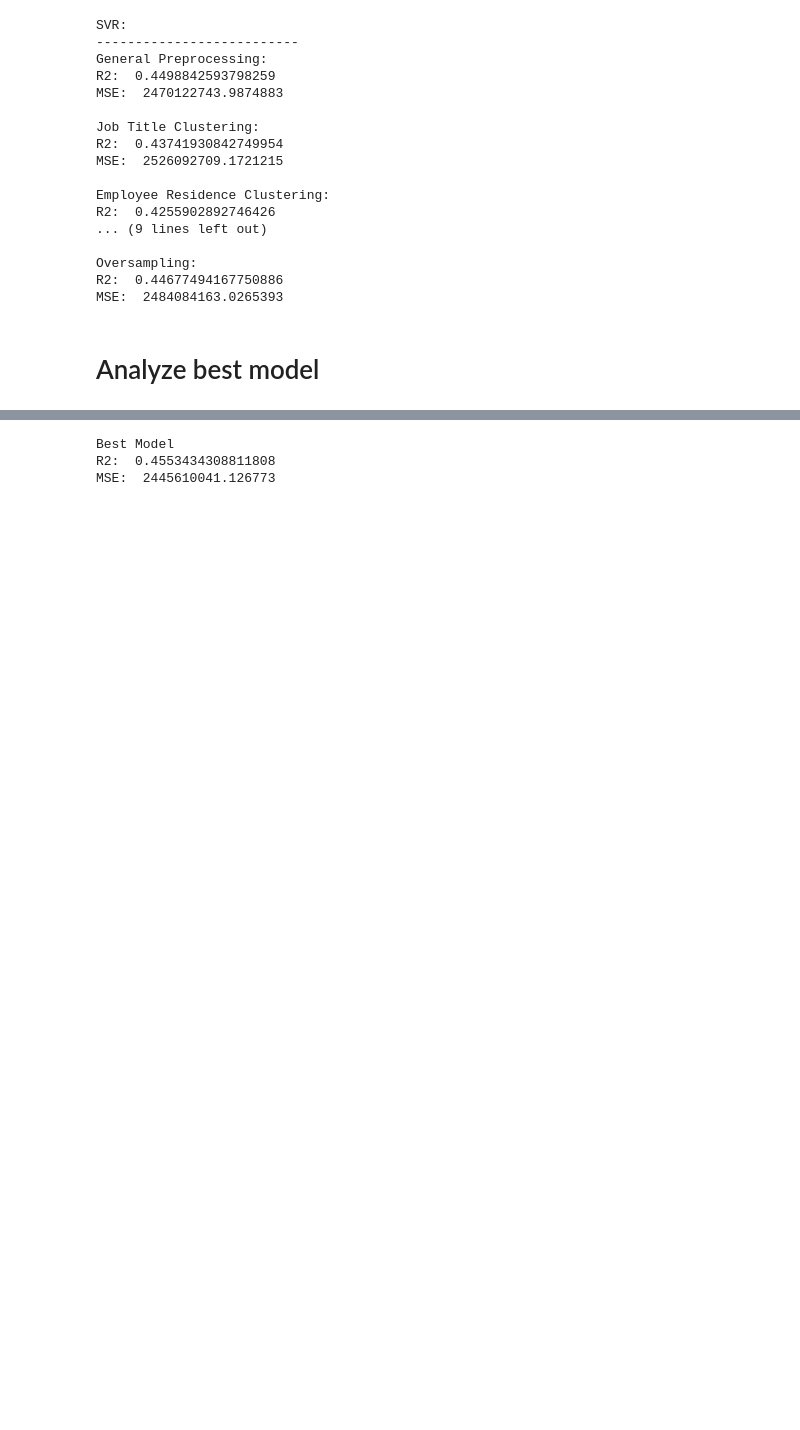
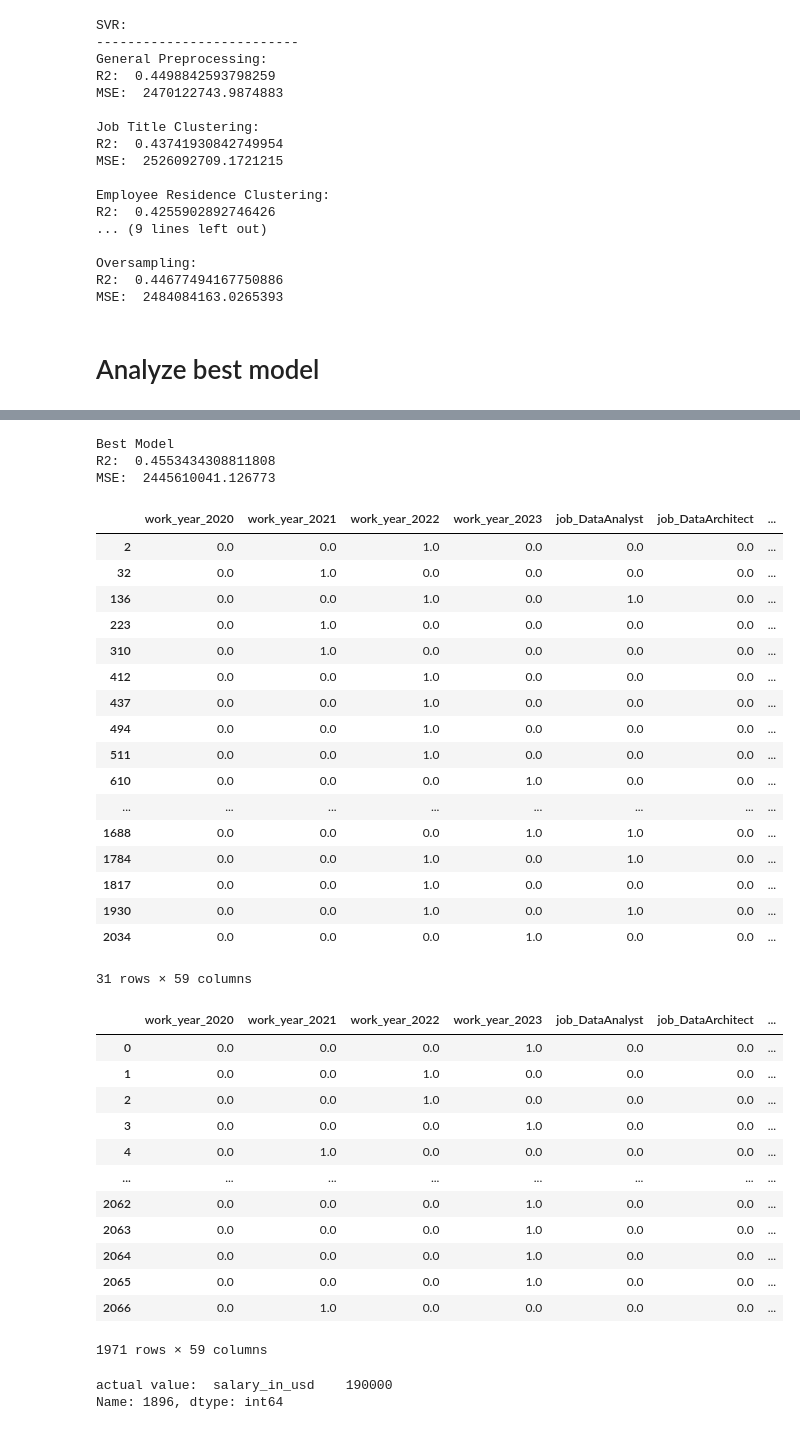
Before and after one commit to ueaul/data-mining-projekt, a Jupyter notebook: Notebooks/AllModels_strat.ipynb, the cells around one changed output, grey strips where cells are left out. Drawn from its saved outputs; the diff is of its cells as text; code cells hidden in the pictures; blank space fills up the shorter version.

```diff
--- a/Notebooks/AllModels_strat.ipynb
+++ b/Notebooks/AllModels_strat.ipynb
@@ -720,6 +741,7 @@ plt.show()
 # %%
 from lime import lime_tabular
 import matplotlib.pyplot as plt
+import random
 
 plt.rcParams["figure.facecolor"] = "white"
 
@@ -731,34 +753,72 @@ estimator = MLPRegressor(hidden_layer_sizes = (10,10,10,10,10,10,10,10,10,10), s
 steps = [('estimator', estimator)]
 
 pipeline = Pipeline(steps)
 
 pipeline.fit(df, df_target_train)
 predictions = pipeline.predict(df_preprocessed_CP_test)
 
 r2_score_holdout = r2_score(df_target_test, predictions)
 mse_score_holdout = mean_squared_error(df_target_test, predictions)
 
 print("Best Model")
 print("R2: ",  r2_score_holdout)
 print("MSE: ", mse_score_holdout)
 print("")
 
 explainer = lime_tabular.LimeTabularExplainer(
     df.values,
     mode="regression",
     categorical_features=range(0,57),
     feature_names=df.columns,
     discretize_continuous=True
 )
-
+combined_df = pd.concat([df, df_target_train], axis=1)
+display(combined_df[combined_df["residence_SA"] == 1])
+display(combined_df[combined_df["residence_AS"] == 0])
+random_number = random.randint(0, len(df))
+sample = df.values[random_number]
+print("actual value: ", df_target_train.loc[random_number])
 exp = explainer.explain_instance(
-    df.values[50],
+    sample,
     pipeline["estimator"].predict,
     num_features=58
 )
-exp.show_in_notebook(show_table=True, show_all=False)
+exp.show_in_notebook(show_table=True, show_all=True)
 # %% [output]
 Best Model
 R2:  0.4553434308811808
 MSE:  2445610041.126773
+|  | work_year_2020 | work_year_2021 | work_year_2022 | work_year_2023 | job_DataAnalyst | job_DataArchitect | ... |
+| 2 | 0.0 | 0.0 | 1.0 | 0.0 | 0.0 | 0.0 | ... |
+| 32 | 0.0 | 1.0 | 0.0 | 0.0 | 0.0 | 0.0 | ... |
+| 136 | 0.0 | 0.0 | 1.0 | 0.0 | 1.0 | 0.0 | ... |
+| 223 | 0.0 | 1.0 | 0.0 | 0.0 | 0.0 | 0.0 | ... |
+| 310 | 0.0 | 1.0 | 0.0 | 0.0 | 0.0 | 0.0 | ... |
+| 412 | 0.0 | 0.0 | 1.0 | 0.0 | 0.0 | 0.0 | ... |
+| 437 | 0.0 | 0.0 | 1.0 | 0.0 | 0.0 | 0.0 | ... |
+| 494 | 0.0 | 0.0 | 1.0 | 0.0 | 0.0 | 0.0 | ... |
+| 511 | 0.0 | 0.0 | 1.0 | 0.0 | 0.0 | 0.0 | ... |
+| 610 | 0.0 | 0.0 | 0.0 | 1.0 | 0.0 | 0.0 | ... |
+| ... | ... | ... | ... | ... | ... | ... | ... |
+| 1688 | 0.0 | 0.0 | 0.0 | 1.0 | 1.0 | 0.0 | ... |
+| 1784 | 0.0 | 0.0 | 1.0 | 0.0 | 1.0 | 0.0 | ... |
+| 1817 | 0.0 | 0.0 | 1.0 | 0.0 | 0.0 | 0.0 | ... |
+| 1930 | 0.0 | 0.0 | 1.0 | 0.0 | 1.0 | 0.0 | ... |
+| 2034 | 0.0 | 0.0 | 0.0 | 1.0 | 0.0 | 0.0 | ... |
+31 rows × 59 columns
+|  | work_year_2020 | work_year_2021 | work_year_2022 | work_year_2023 | job_DataAnalyst | job_DataArchitect | ... |
+| 0 | 0.0 | 0.0 | 0.0 | 1.0 | 0.0 | 0.0 | ... |
+| 1 | 0.0 | 0.0 | 1.0 | 0.0 | 0.0 | 0.0 | ... |
+| 2 | 0.0 | 0.0 | 1.0 | 0.0 | 0.0 | 0.0 | ... |
+| 3 | 0.0 | 0.0 | 0.0 | 1.0 | 0.0 | 0.0 | ... |
+| 4 | 0.0 | 1.0 | 0.0 | 0.0 | 0.0 | 0.0 | ... |
+| ... | ... | ... | ... | ... | ... | ... | ... |
+| 2062 | 0.0 | 0.0 | 0.0 | 1.0 | 0.0 | 0.0 | ... |
+| 2063 | 0.0 | 0.0 | 0.0 | 1.0 | 0.0 | 0.0 | ... |
+| 2064 | 0.0 | 0.0 | 0.0 | 1.0 | 0.0 | 0.0 | ... |
+| 2065 | 0.0 | 0.0 | 0.0 | 1.0 | 0.0 | 0.0 | ... |
+| 2066 | 0.0 | 1.0 | 0.0 | 0.0 | 0.0 | 0.0 | ... |
+1971 rows × 59 columns
+actual value:  salary_in_usd    190000
+Name: 1896, dtype: int64
 [interactive output not drawn]
```
Also changed, not shown: parts of 3 cells of this notebook.
